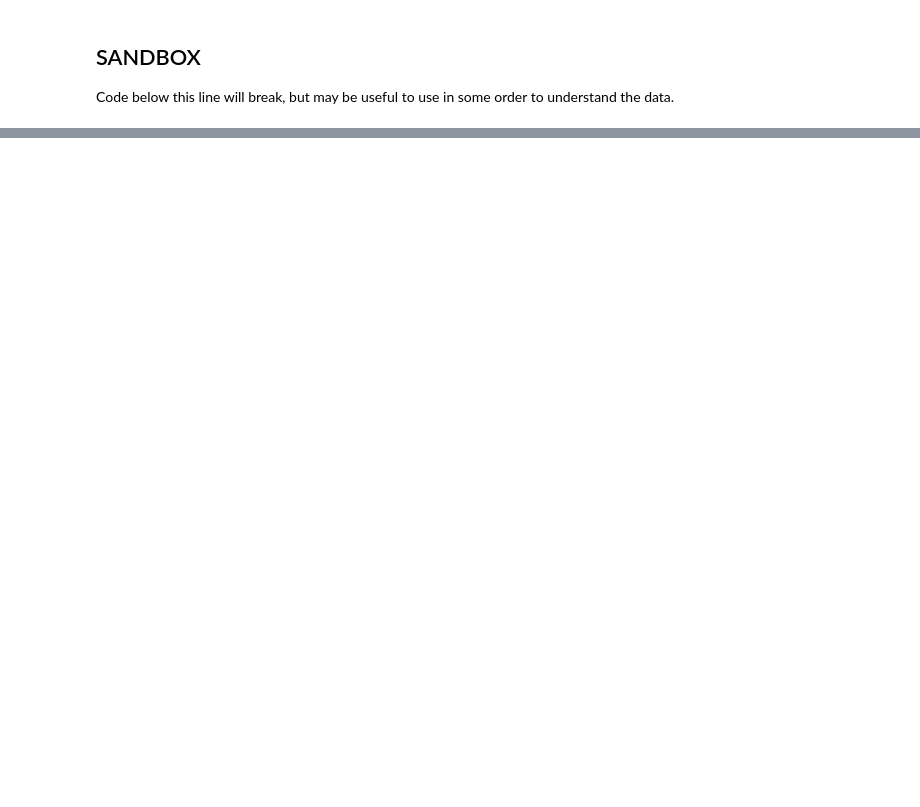
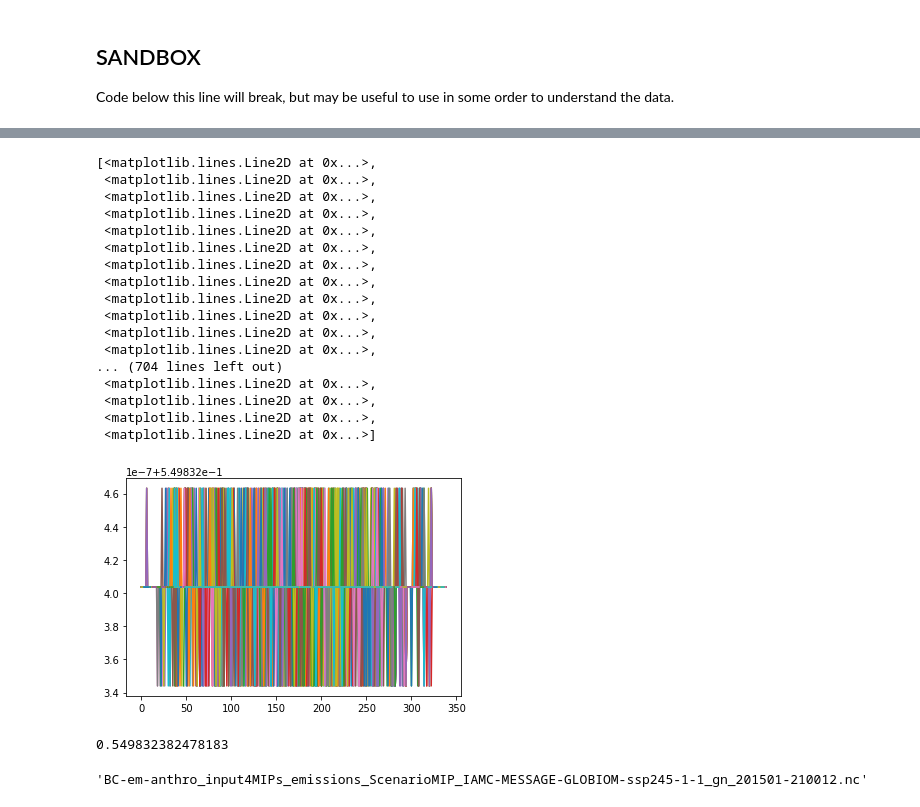
Before and after one commit to Rlamboll/modify_COVID19_netCDF_Emissions, a Jupyter notebook: calculations/calc_aerosols_emissions.ipynb, the cells around one changed output, grey strips where cells are left out. Drawn from its saved outputs; the diff is of its cells as text; code cells hidden in the pictures; blank space fills up the shorter version.

```diff
--- a/calculations/calc_aerosols_emissions.ipynb
+++ b/calculations/calc_aerosols_emissions.ipynb
@@ -528,6 +546,29 @@ plt.imshow(np.log((all_vals[t, 7, ::-1, :] - all_vals2[t, 7, ::-1, :]) * 1e20 +
 # %%
 t = 29
-plt.plot(((all_vals[t, 7, ::-1, :] - all_vals2[t, 7, ::-1, :]) / all_vals[t, 7, ::-1, :]))
+plt.plot(output[-1, 7, ::-1, :] / output2[-1, 7, ::-1, :])
+# %% [output]
+[<matplotlib.lines.Line2D at 0x...>,
+ <matplotlib.lines.Line2D at 0x...>,
+ <matplotlib.lines.Line2D at 0x...>,
+ <matplotlib.lines.Line2D at 0x...>,
+ <matplotlib.lines.Line2D at 0x...>,
+ <matplotlib.lines.Line2D at 0x...>,
+ <matplotlib.lines.Line2D at 0x...>,
+ <matplotlib.lines.Line2D at 0x...>,
+ <matplotlib.lines.Line2D at 0x...>,
+ <matplotlib.lines.Line2D at 0x...>,
+ <matplotlib.lines.Line2D at 0x...>,
+ <matplotlib.lines.Line2D at 0x...>,
+... (704 lines left out)
+ <matplotlib.lines.Line2D at 0x...>,
+ <matplotlib.lines.Line2D at 0x...>,
+ <matplotlib.lines.Line2D at 0x...>,
+ <matplotlib.lines.Line2D at 0x...>]
+[figure, added]
+# %%
+time_factor
+# %% [output]
+0.549832382478183
 # %%
 plt.figure(figsize=(16, 8))
 plt.imshow(np.log((all_vals2[30, 7, ::-1, :]) * 1e20 + 1))
@@ -538,3 +579,7 @@ data = copy_netcdf_file(
+# %%
+files_to_blip[fileind]
+# %% [output]
+'BC-em-anthro_input4MIPs_emissions_ScenarioMIP_IAMC-MESSAGE-GLOBIOM-ssp245-1-1_gn_201501-210012.nc'
 # %%
 for pathind in [2]:
     path_file = pathway_files[pathind]
```
Also changed, not shown: parts of 10 cells of this notebook, 3 other files.
